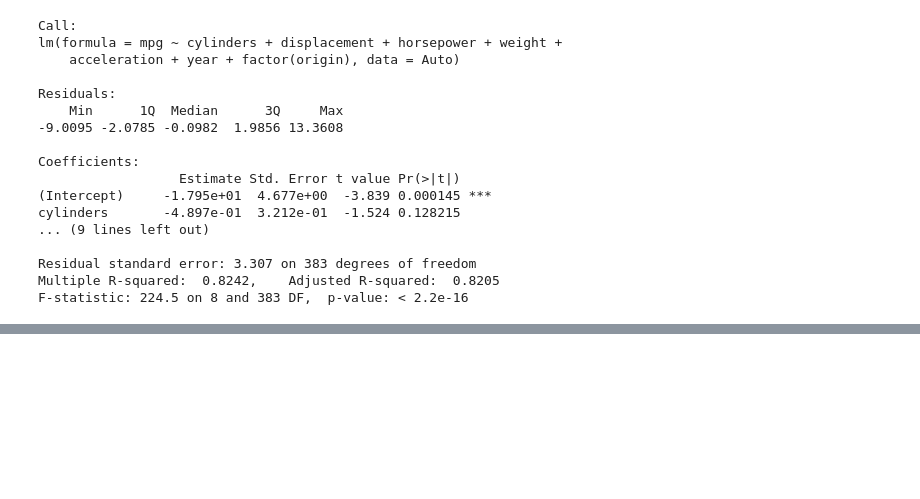
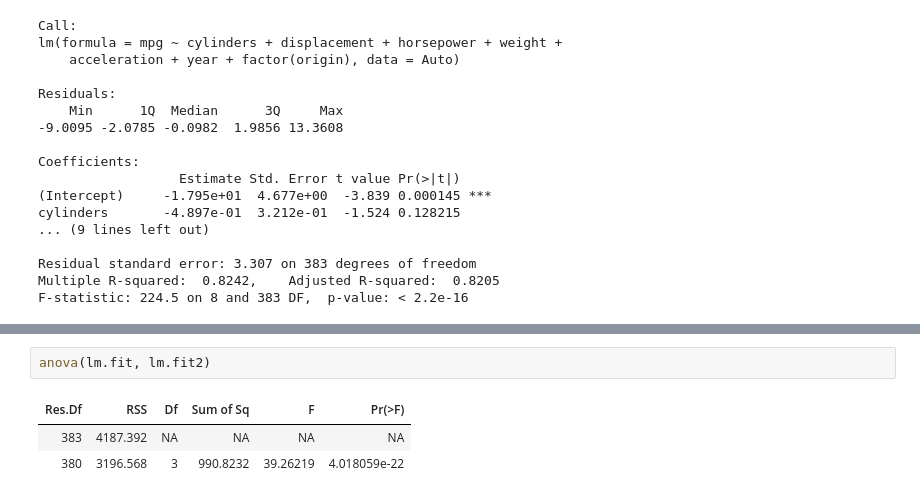
Before and after one commit to nickbuker/ISL_labs, a Jupyter notebook: notebooks/chapt3_applied.ipynb, the cells around one changed output, grey strips where cells are left out. Saved outputs shown, nothing was run; the diff lists cells and outputs as text; blank space fills up the shorter version.

```diff
--- a/notebooks/chapt3_applied.ipynb
+++ b/notebooks/chapt3_applied.ipynb
@@ -90,0 +122,6 @@ F-statistic: 224.5 on 8 and 383 DF,  p-value: < 2.2e-16
+# %%
+anova(lm.fit, lm.fit2)
+# %% [output]
+| Res.Df | RSS | Df | Sum of Sq | F | Pr(>F) |
+| 383 | 4187.392 | NA | NA | NA | NA |
+| 380 | 3196.568 | 3 | 990.8232 | 39.26219 | 4.018059e-22 |
```
Also changed, not shown: parts of 15 cells of this notebook, 1 other file.
